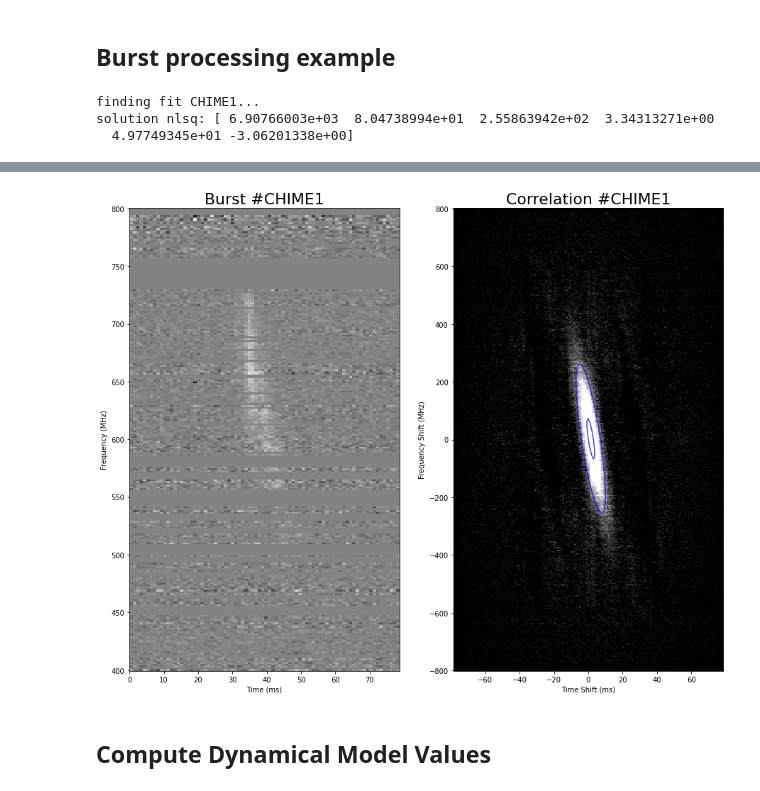
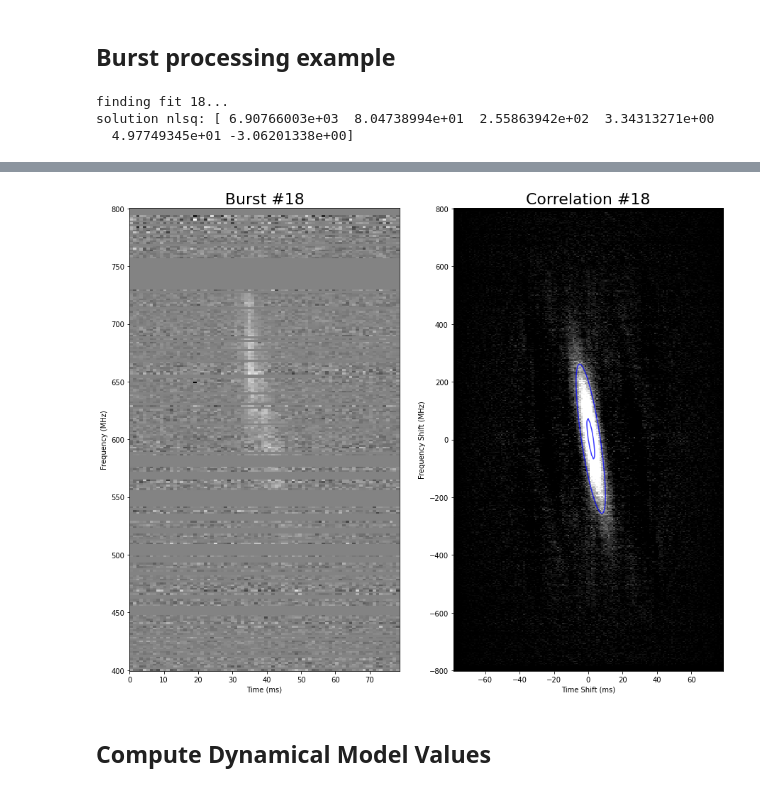
Before and after one commit to mef51/subdriftlaw, a Jupyter notebook: example/Example.ipynb, the cells around one changed output, grey strips where cells are left out. Saved outputs shown, nothing was run; the diff lists cells and outputs as text; code cells hidden in the pictures.

```diff
--- a/example/Example.ipynb
+++ b/example/Example.ipynb
@@ -30,12 +30,12 @@ outputdata = pd.DataFrame(index=[burstid],
                           columns=['amplitude', 'xo', 'yo', 'sigmax', 'sigmay', 'theta', 'amp_error', 'xo_error', 'yo_error', 'sigmax_error', 'sigmay_error', 'angle_error',
                                   'drift (mhz/ms)', 'drift error (mhz/ms)', 'angle', 'center_f', 'red_chisq', 'time_res', 'freq_res'])
 
-outputdata.loc['18'] = [*popt, *perr, drift, drift_error, theta, center_f, red_chisq, params['dt_s'], params['df_mhz']]
+outputdata.loc[burstid] = [*popt, *perr, drift, drift_error, theta, center_f, red_chisq, params['dt_s'], params['df_mhz']]
 outfile = 'outputexample.csv'
 outputdata.to_csv(outfile, index_label="name")
 outputdata
 # %% [output]
-finding fit CHIME1...
+finding fit 18...
 solution nlsq: [ 6.90766003e+03  8.04738994e+01  2.55863942e+02  3.34313271e+00
   4.97749345e+01 -3.06201338e+00]
 |  | amplitude | xo | yo | sigmax | sigmay | theta | amp_error | xo_error | yo_error | sigmax_error | ... |
@@ -43,4 +43,4 @@ solution nlsq: [ 6.90766003e+03  8.04738994e+01  2.55863942e+02  3.34313271e+00
-[figure, old version]
+[figure, new version]
 # %% [markdown]
 ## Compute Dynamical Model Values
 # %%
```
Also changed, not shown: parts of 2 cells of this notebook, 51 other files.
